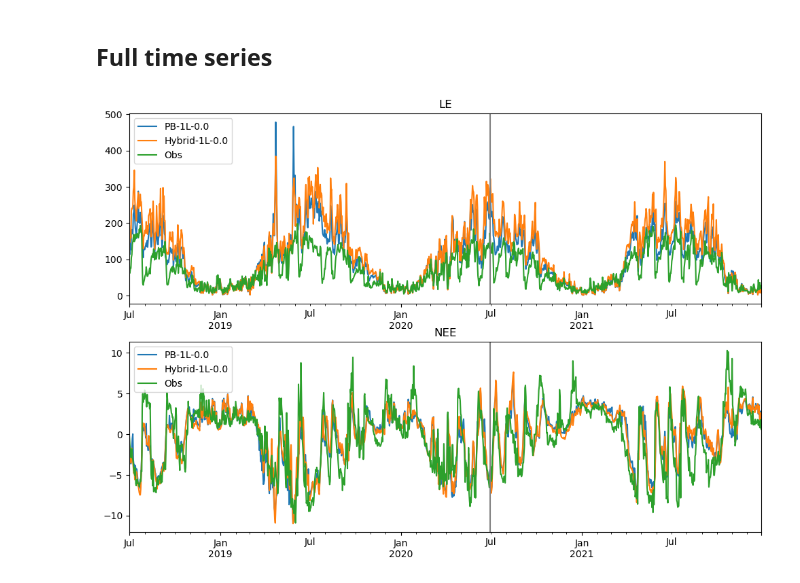
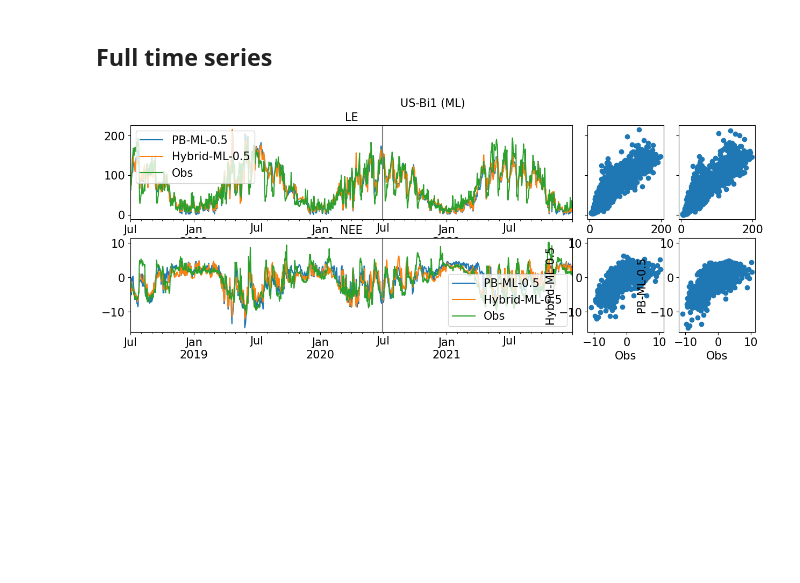
Before and after one commit to pnnl/JAX-CanVeg, a Jupyter notebook: examples/TrainingAnalysis.ipynb, the cells around one changed output. Saved outputs shown, nothing was run; the diff lists cells and outputs as text; code cells hidden in the pictures; blank space fills up the shorter version.

```diff
--- a/examples/TrainingAnalysis.ipynb
+++ b/examples/TrainingAnalysis.ipynb
@@ -333,36 +472,37 @@ def convert_to_24hr(df):
     # Pivot to get the average value for each 30-minute interval across 24-hour periods
     return df.groupby("Time_of_Day").mean()
 # %%
-train_or_test, layer, weight = "test", "1L", "0.0"
-# for site in sites:
-for site in ["US-Bi1", "US-Hn1", "US-Whs"]:
+train_or_test, layer, weight = "train", "ML", "0.5"
+for site in sites:
     df = df_simulations_set[f"{site}-{train_or_test}"]
     pb = convert_to_24hr(df[f"PB-{layer}-{weight}"])
     hybrid = convert_to_24hr(df[f"Hybrid-{layer}-{weight}"])
+    pb.index = pb.index.map(lambda x: x.hour+x.minute/60.)
+    hybrid.index = hybrid.index.map(lambda x: x.hour+x.minute/60.)
     # dnn = convert_to_24hr(df[f'DNN_LE-GPP-{weight}'])
 
-    fig, axes = plt.subplots(2, 2, figsize=(10, 8))
+    fig, axes = plt.subplots(2, 2, figsize=(8, 6))
     axes = axes.flatten()
     ax = axes[0]
     pb["LE"].plot(ax=ax, label=f"PB-{layer}-{weight}")
     hybrid["LE"].plot(ax=ax, label=f"Hybrid-{layer}-{weight}")
     pb["LE-obs"].plot(ax=ax, label="Obs")
-    ax.set(title="LE")
+    ax.set(title="LE", xlabel='')
 
     ax = axes[1]
     pb["NEE"].plot(ax=ax, label=f"PB-{layer}-{weight}")
     hybrid["NEE"].plot(ax=ax, label=f"Hybrid-{layer}-{weight}")
     pb["NEE-obs"].plot(ax=ax, label="Obs")
-    ax.set(title="NEE")
+    ax.set(title="NEE", xlabel='')
     ax.legend()
 
     ax = axes[2]
     pb["gs"].plot(ax=ax, label=f"PB-{layer}-{weight}")
     hybrid["gs"].plot(ax=ax, label=f"Hybrid-{layer}-{weight}")
-    ax.set(title="gs")
+    ax.set(title="gs", xlabel='')
 
     ax = axes[3]
     pb["Ps"].plot(ax=ax, label=f"PB-{layer}-{weight}")
     hybrid["Ps"].plot(ax=ax, label=f"Hybrid-{layer}")
-    ax.set(title="Ps")
+    ax.set(title="Ps", xlabel='')
 # %% [output]
@@ -378,77 +519,69 @@ def convert_to_24hr(df):
     # Pivot to get the average value for each 30-minute interval across 24-hour periods
     return df.groupby("Time_of_Day").mean()
 # %%
-layer, weight = "1L", "0.0"
-# for site in sites:
-# for site in ['US-Bi1']:
-# for site in ['US-Hn1']:
-for site in ["US-Bi1", "US-Hn1", "US-Whs"]:
+weight = "0.5"
+for site,layer in itertools.product(sites, ['ML']):
     # Train data
     train_pb = (
         df_simulations_set[f"{site}-train"][f"PB-{layer}-{weight}"].resample("D").mean()
     )
     train_hybrid = (
         df_simulations_set[f"{site}-train"][f"Hybrid-{layer}-{weight}"]
         .resample("D")
         .mean()
     )
     # train_dnn = df_simulations_set[f"{site}-train"][f'DNN_LE-GPP-{weight}']
 
     # test data
     test_pb = (
         df_simulations_set[f"{site}-test"][f"PB-{layer}-{weight}"].resample("D").mean()
     )
     test_hybrid = (
         df_simulations_set[f"{site}-test"][f"Hybrid-{layer}-{weight}"]
         .resample("D")
         .mean()
     )
     # test_dnn = df_simulations_set[f"{site}-test"][f'DNN_LE-GPP-{weight}']
     train_test_split = train_hybrid.index[-1]
 
     pb = pd.concat([train_pb, test_pb])
     hybrid = pd.concat([train_hybrid, test_hybrid])
 
-    fig, axes = plt.subplots(2, 1, figsize=(12, 8))
-    ax = axes[0]
-    pb["LE"].plot(ax=ax, label=f"PB-{layer}-{weight}")
-    hybrid["LE"].plot(ax=ax, label=f"Hybrid-{layer}-{weight}")
-    pb["LE-obs"].plot(ax=ax, label="Obs")
-    ax.axvline(x=train_test_split, color="grey")
-    ax.legend()
-    ax.set(title="LE")
+    # fig, axes = plt.subplots(2, 1, figsize=(12, 8))
+    fig = plt.figure(figsize=(15, 5))
+    gs = GridSpec(2, 7, figure=fig)
+    ax1 = fig.add_subplot(gs[0,:-2])
+    pb["LE"].plot(ax=ax1, label=f"PB-{layer}-{weight}")
+    hybrid["LE"].plot(ax=ax1, label=f"Hybrid-{layer}-{weight}")
+    pb["LE-obs"].plot(ax=ax1, label="Obs")
+    ax1.axvline(x=train_test_split, color="grey")
+    ax1.legend()
+    ax1.set(title="LE")
 
-    ax = axes[1]
-    pb["NEE"].plot(ax=ax, label=f"PB-{layer}-{weight}")
-    hybrid["NEE"].plot(ax=ax, label=f"Hybrid-{layer}-{weight}")
-    pb["NEE-obs"].plot(ax=ax, label="Obs")
-    ax.axvline(x=train_test_split, color="grey")
-    ax.legend()
-    ax.set(title="NEE")
-    # ax.set(title='LE')
+    ax = fig.add_subplot(gs[0,-2], sharey=ax1)
+    ax.scatter(pb["LE-obs"], hybrid["LE"])
+    ax.set(xlabel='Obs', ylabel=f"Hybrid-{layer}-{weight}")
 
-    # ax = axes[3]
-    # train_hybrid['NEE'].plot(ax=ax, label=f'Hybrid-{layer}-{weight}')
-    # train_hybrid['NEE-obs'].plot(ax=ax, label='Obs')
-    # ax.legend()
-    # # ax.set(title='LE')
+    ax = fig.add_subplot(gs[0,-1], sharey=ax1)
+    ax.scatter(pb["LE-obs"], pb["LE"])
+    ax.set(xlabel='Obs', ylabel=f"PB-{layer}-{weight}")
 
-    # ax = axes[1]
-    # train_hybrid['LE'].plot(ax=ax, label=f'Hybrid-{layer}-{weight}')
-    # train_hybrid['LE-obs'].plot(ax=ax, label='Obs')
-    # ax.legend()
-    # # ax.set(title='LE')
+    ax2 = fig.add_subplot(gs[1,:-2])
+    pb["NEE"].plot(ax=ax2, label=f"PB-{layer}-{weight}")
+    hybrid["NEE"].plot(ax=ax2, label=f"Hybrid-{layer}-{weight}")
+    pb["NEE-obs"].plot(ax=ax2, label="Obs")
+    ax2.axvline(x=train_test_split, color="grey")
+    ax2.legend()
+    ax2.set(title="NEE")
 
-    # ax = axes[2]
-    # train_pb['NEE'].plot(ax=ax, label=f'PB-{layer}-{weight}')
-    # train_pb['NEE-obs'].plot(ax=ax, label='Obs')
-    # ax.legend()
-    # # ax.set(title='LE')
+    ax = fig.add_subplot(gs[1,-2], sharey=ax2)
+    ax.scatter(pb["NEE-obs"], hybrid["NEE"])
+    ax.set(xlabel='Obs', ylabel=f"Hybrid-{layer}-{weight}")
 
-    # ax = axes[3]
-    # train_hybrid['NEE'].plot(ax=ax, label=f'Hybrid-{layer}-{weight}')
-    # train_hybrid['NEE-obs'].plot(ax=ax, label='Obs')
-    # ax.legend()
-    # # ax.set(title='LE')
+    ax = fig.add_subplot(gs[1,-1], sharey=ax2)
+    ax.scatter(pb["NEE-obs"], pb["NEE"])
+    ax.set(xlabel='Obs', ylabel=f"PB-{layer}-{weight}")
+
+    fig.suptitle(f'{site} ({layer})');
 # %% [output]
-[figure, old version]
+[figure, new version]
```
Also changed, not shown: parts of 19 cells of this notebook, 5 other files.
